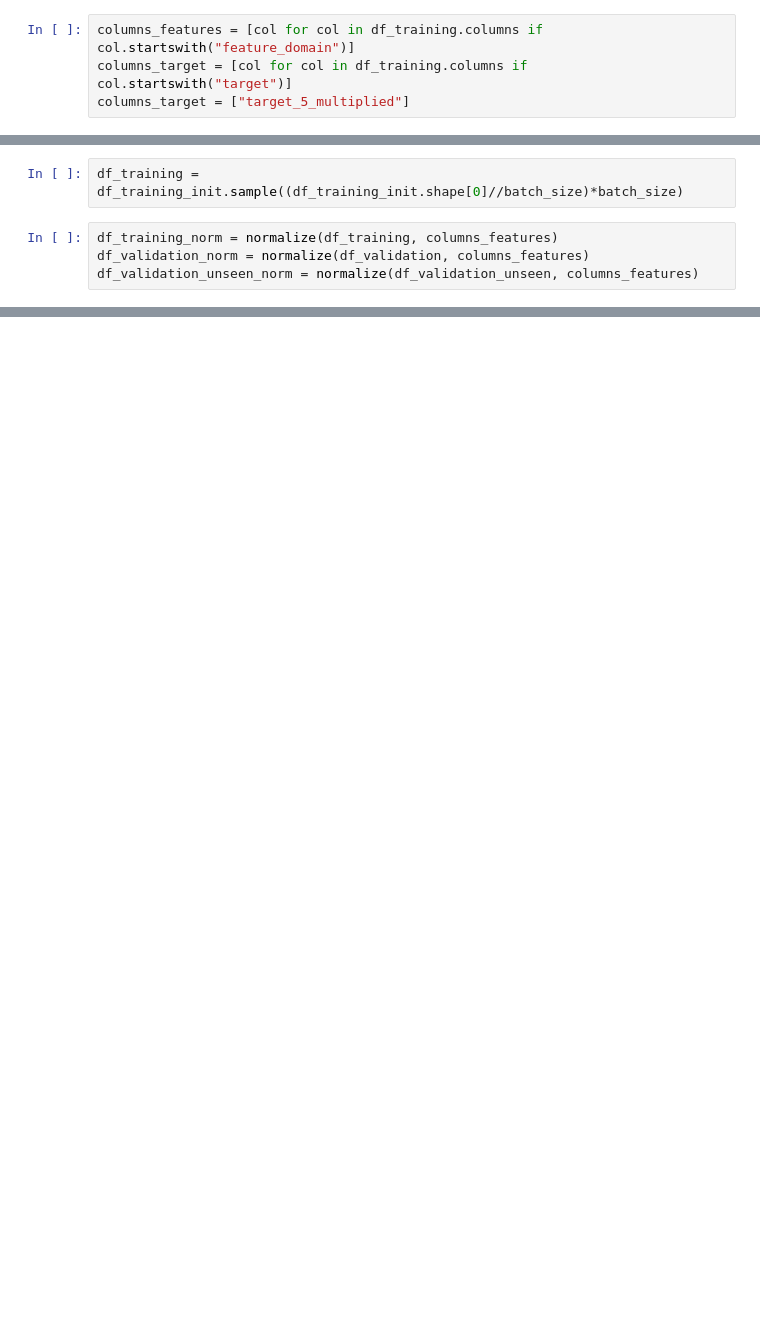
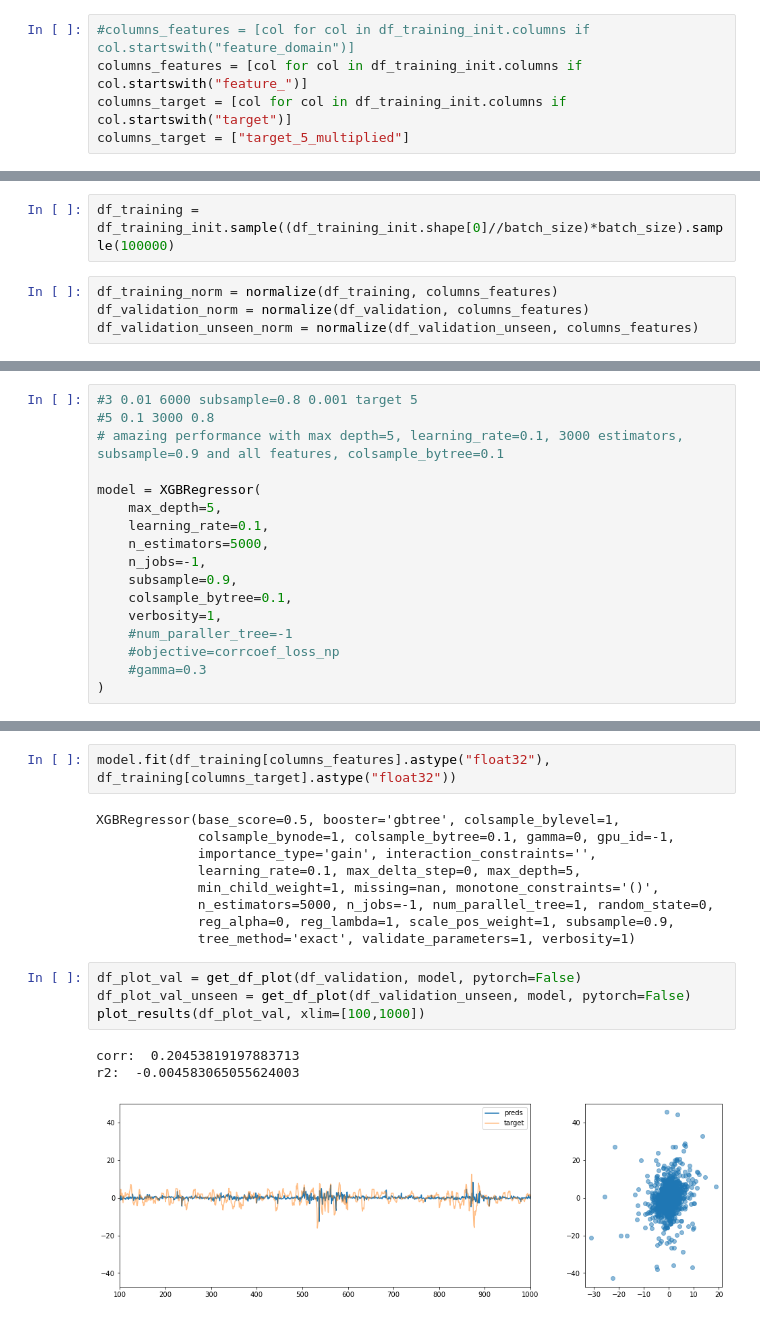
Before and after one commit to pacanada/trading, a Jupyter notebook: notebooks/pytorch.ipynb, the cells around one changed output, grey strips where cells are left out. Drawn from its saved outputs; the diff is of its cells as text; blank space fills up the shorter version.

```diff
--- a/notebooks/pytorch.ipynb
+++ b/notebooks/pytorch.ipynb
@@ -141,6 +138,7 @@ def train_pytorch(
 # %%
 df_training_init, df_validation, df_validation_unseen = load_training_and_validation()
 # %%
-columns_features = [col for col in df_training.columns if col.startswith("feature_domain")]
-columns_target = [col for col in df_training.columns if col.startswith("target")]
+#columns_features = [col for col in df_training_init.columns if col.startswith("feature_domain")]
+columns_features = [col for col in df_training_init.columns if col.startswith("feature_")]
+columns_target = [col for col in df_training_init.columns if col.startswith("target")]
 columns_target = ["target_5_multiplied"]
@@ -158,5 +160,5 @@ gpu_dev = torch.device('cuda:0')
 # %%
-df_training = df_training_init.sample((df_training_init.shape[0]//batch_size)*batch_size)
+df_training = df_training_init.sample((df_training_init.shape[0]//batch_size)*batch_size).sample(100000)
 # %%
 df_training_norm = normalize(df_training, columns_features)
 df_validation_norm = normalize(df_validation, columns_features)
@@ -191,0 +192,17 @@ Exception: The wandb backend process has shutdown
+# %%
+#3 0.01 6000 subsample=0.8 0.001 target 5
+#5 0.1 3000 0.8
+# amazing performance with max depth=5, learning_rate=0.1, 3000 estimators, subsample=0.9 and all features, colsample_bytree=0.1
+
+model = XGBRegressor(
+    max_depth=5,
+    learning_rate=0.1,
+    n_estimators=5000,
+    n_jobs=-1,
+    subsample=0.9,
+    colsample_bytree=0.1,
+    verbosity=1,
+    #num_paraller_tree=-1
+    #objective=corrcoef_loss_np
+    #gamma=0.3
+)
@@ -191,0 +211,19 @@ Exception: The wandb backend process has shutdown
+# %%
+model.fit(df_training[columns_features].astype("float32"), df_training[columns_target].astype("float32"))
+# %% [output]
+XGBRegressor(base_score=0.5, booster='gbtree', colsample_bylevel=1,
+             colsample_bynode=1, colsample_bytree=0.1, gamma=0, gpu_id=-1,
+             importance_type='gain', interaction_constraints='',
+             learning_rate=0.1, max_delta_step=0, max_depth=5,
+             min_child_weight=1, missing=nan, monotone_constraints='()',
+             n_estimators=5000, n_jobs=-1, num_parallel_tree=1, random_state=0,
+             reg_alpha=0, reg_lambda=1, scale_pos_weight=1, subsample=0.9,
+             tree_method='exact', validate_parameters=1, verbosity=1)
+# %%
+df_plot_val = get_df_plot(df_validation, model, pytorch=False)
+df_plot_val_unseen = get_df_plot(df_validation_unseen, model, pytorch=False)
+plot_results(df_plot_val, xlim=[100,1000])
+# %% [output]
+corr:  0.20453819197883713
+r2:  -0.004583065055624003
+[figure, added]
```
Also changed, not shown: parts of 30 cells of this notebook, 3 other files.
